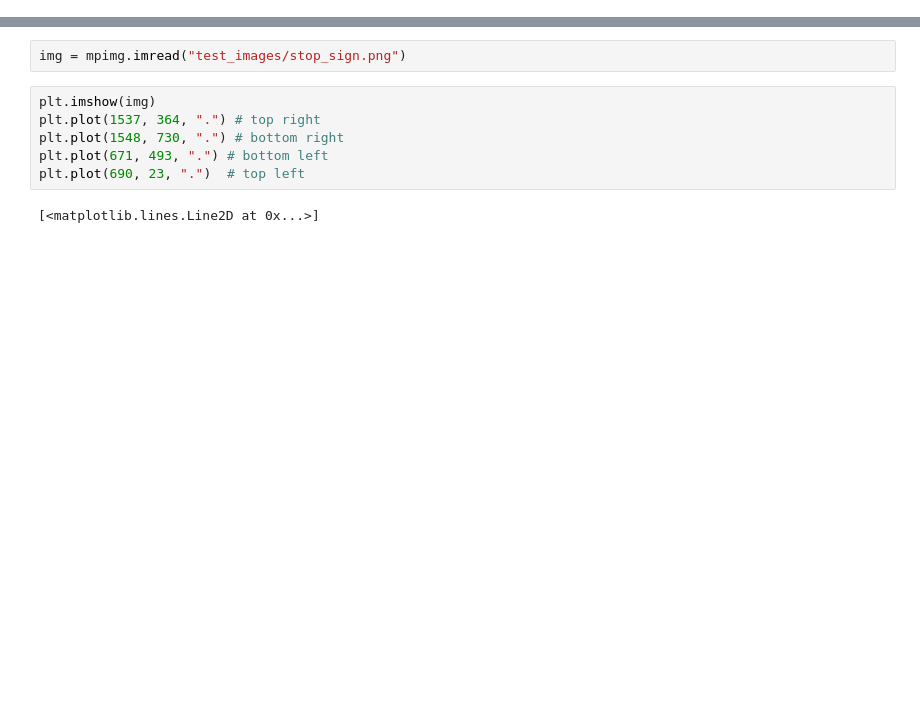
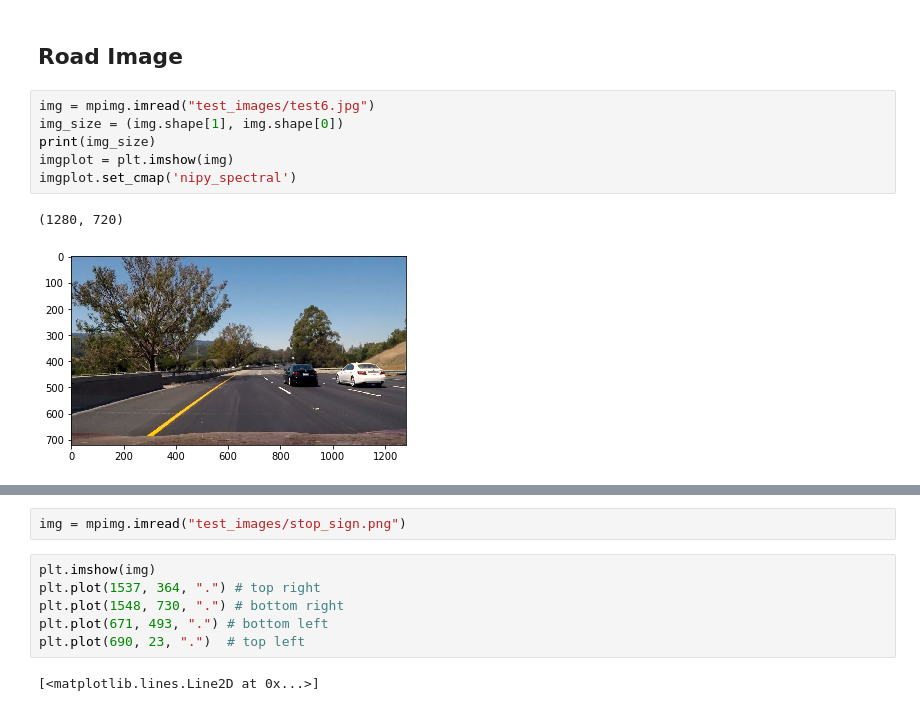
Before and after one commit to tleyden/CarND-Advanced-Lane-Lines, a Jupyter notebook: PerspectiveTransform.ipynb, the cells around one changed output, grey strips where cells are left out. Saved outputs shown, nothing was run; the diff lists cells and outputs as text; blank space fills up the shorter version.

```diff
--- a/PerspectiveTransform.ipynb
+++ b/PerspectiveTransform.ipynb
@@ -5,0 +89,11 @@ import numpy as np
+# %% [markdown]
+## Road Image
+# %%
+img = mpimg.imread("test_images/test6.jpg")
+img_size = (img.shape[1], img.shape[0])
+print(img_size)
+imgplot = plt.imshow(img)
+imgplot.set_cmap('nipy_spectral')
+# %% [output]
+(1280, 720)
+[figure, added]
```
Also changed, not shown: parts of 17 cells of this notebook, 4 other files.
